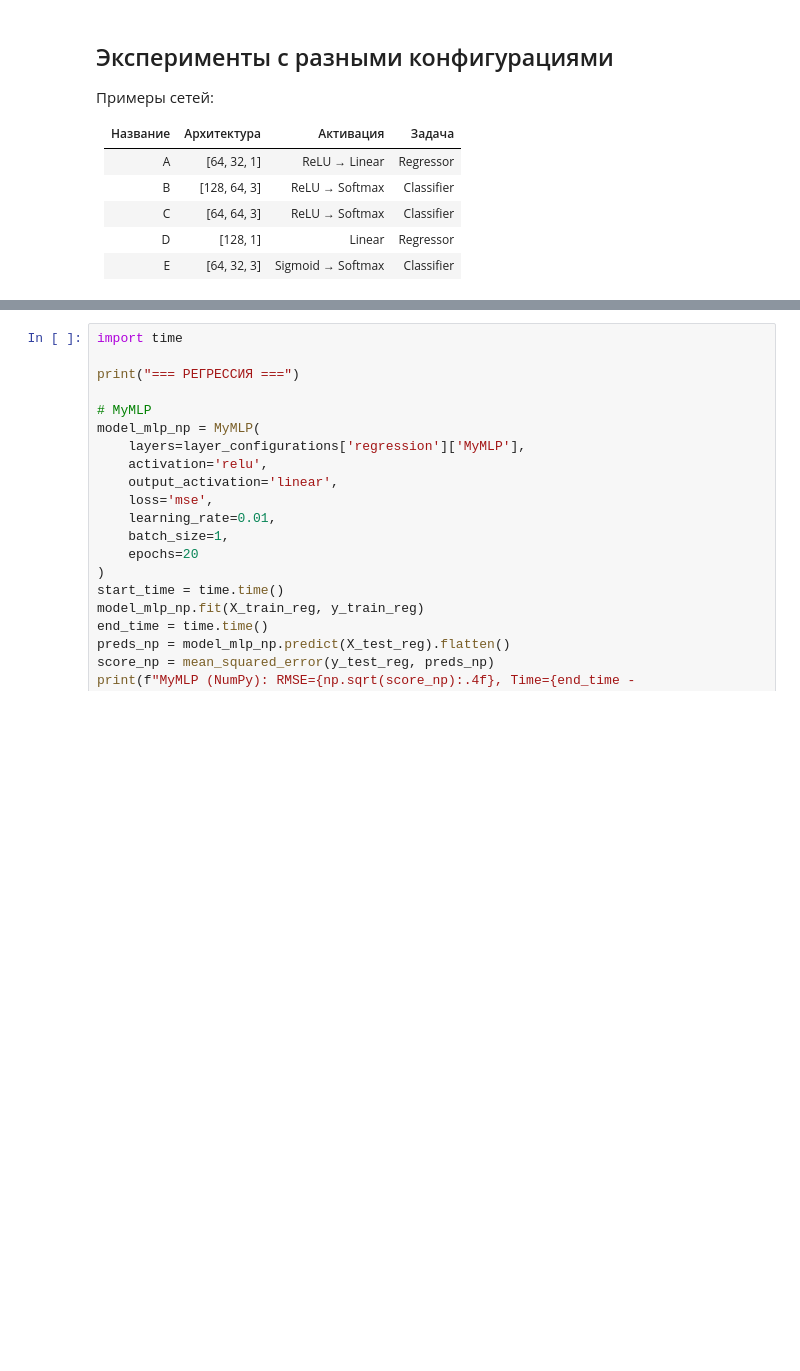
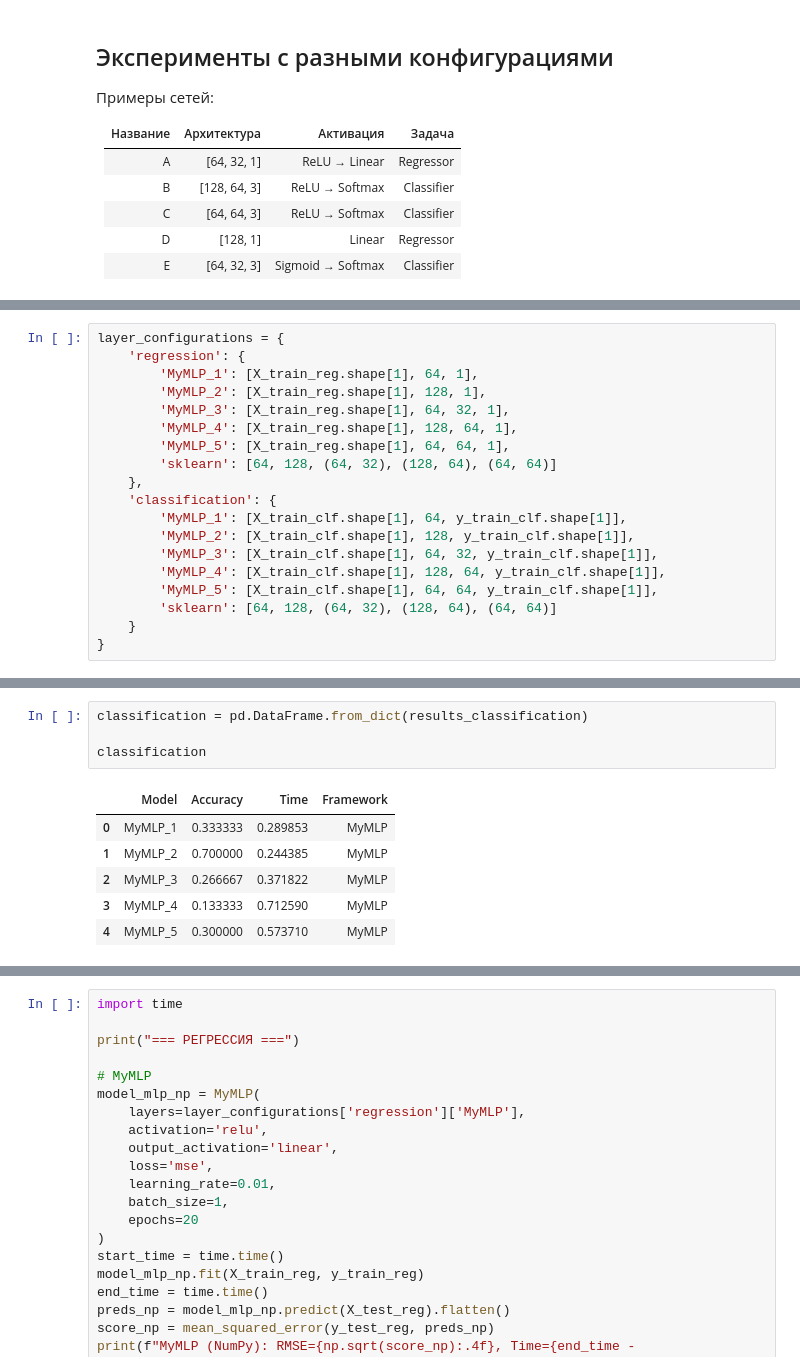
Before and after one commit to ann04ka/Labs, a Jupyter notebook: Lab2.ipynb, the cells around one changed output, grey strips where cells are left out. Drawn from its saved outputs; the diff is of its cells as text; blank space fills up the shorter version.

```diff
--- a/Lab2.ipynb
+++ b/Lab2.ipynb
@@ -215,0 +208,19 @@ preds = model.predict(X_test_reg).flatten()
+# %%
+layer_configurations = {
+    'regression': {
+        'MyMLP_1': [X_train_reg.shape[1], 64, 1],
+        'MyMLP_2': [X_train_reg.shape[1], 128, 1],
+        'MyMLP_3': [X_train_reg.shape[1], 64, 32, 1],
+        'MyMLP_4': [X_train_reg.shape[1], 128, 64, 1],
+        'MyMLP_5': [X_train_reg.shape[1], 64, 64, 1],
+        'sklearn': [64, 128, (64, 32), (128, 64), (64, 64)]
+    },
+    'classification': {
+        'MyMLP_1': [X_train_clf.shape[1], 64, y_train_clf.shape[1]],
+        'MyMLP_2': [X_train_clf.shape[1], 128, y_train_clf.shape[1]],
+        'MyMLP_3': [X_train_clf.shape[1], 64, 32, y_train_clf.shape[1]],
+        'MyMLP_4': [X_train_clf.shape[1], 128, 64, y_train_clf.shape[1]],
+        'MyMLP_5': [X_train_clf.shape[1], 64, 64, y_train_clf.shape[1]],
+        'sklearn': [64, 128, (64, 32), (128, 64), (64, 64)]
+    }
+}
@@ -215,0 +295,11 @@ preds = model.predict(X_test_reg).flatten()
+# %%
+classification = pd.DataFrame.from_dict(results_classification)
+
+classification
+# %% [output]
+|  | Model | Accuracy | Time | Framework |
+| 0 | MyMLP_1 | 0.333333 | 0.289853 | MyMLP |
+| 1 | MyMLP_2 | 0.700000 | 0.244385 | MyMLP |
+| 2 | MyMLP_3 | 0.266667 | 0.371822 | MyMLP |
+| 3 | MyMLP_4 | 0.133333 | 0.712590 | MyMLP |
+| 4 | MyMLP_5 | 0.300000 | 0.573710 | MyMLP |
```
Also changed, not shown: parts of 8 cells of this notebook.
